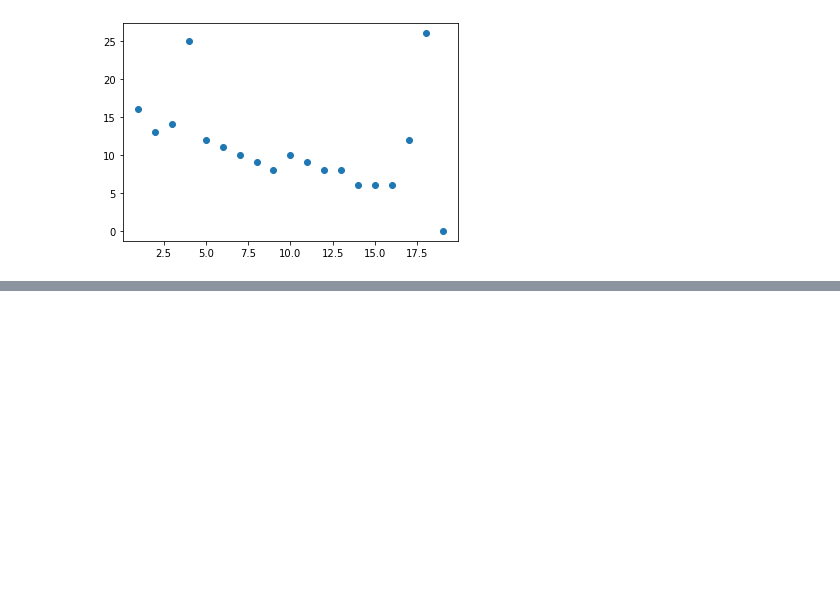
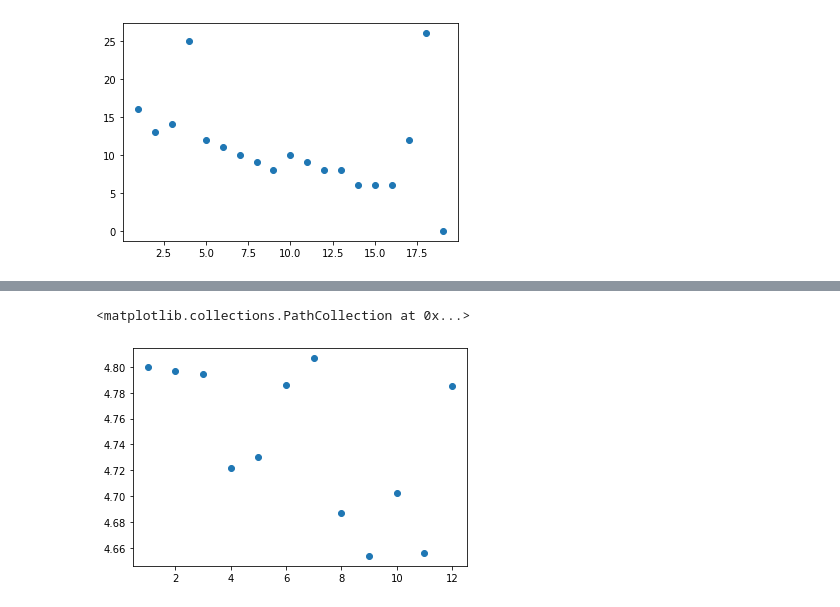
Before and after one commit to thibault-roux/ASR, a Jupyter notebook: stats_len_words/visualisation.ipynb, the cells around one changed output, grey strips where cells are left out. Cells and saved outputs as stored; diff of their text form; code cells hidden in the pictures; blank space fills up the shorter version.

```diff
--- a/stats_len_words/visualisation.ipynb
+++ b/stats_len_words/visualisation.ipynb
@@ -86,3 +86,33 @@ print(moyennes)
 [1, 2, 3, 4, 5, 6, 7, 8, 9, 10, 11, 12, 13, 14, 15, 16, 17, 18, 19]
 [49, 16, 13, 14, 25, 12, 11, 10, 9, 8, 10, 9, 8, 8, 6, 6, 6, 12, 26, 0]
 [figure]
+# %%
+import collections
+from jiwer import cer
+from statistics import mean
+X = []
+y = []
+with open("../data/fra7.txt", "r", encoding="utf8") as file:
+    for ligne in file:
+        ligne = ligne.split("\t")
+        X.append(ligne[0])
+        y.append(int(ligne[1]))
+
+dict = {} #{0: [3, 1, 3], 1: [2, 2, 5, 3]
+#nombre d'erreurs, taille des mots
+for i in range(len(X)):
+    sentence = X[i].split(" ")
+    for word in sentence:
+        try:
+            dict[y[i]].append(len(word))
+        except KeyError:
+            dict[y[i]] = [len(word)]
+
+dict = collections.OrderedDict(sorted(dict.items()))
+ind = []
+val = []
+for k, v in dict.items():
+    print(k, mean(v), len(v))
+    if len(ind) < 13:
+        ind.append(k)
+        val.append(mean(v))
@@ -88,0 +137,5 @@ print(moyennes)
+# %%
+plt.scatter(ind[1:], val[1:])
+# %% [output]
+<matplotlib.collections.PathCollection at 0x...>
+[figure, added]
```
Also changed, not shown: parts of 2 cells of this notebook, 2 other files.
